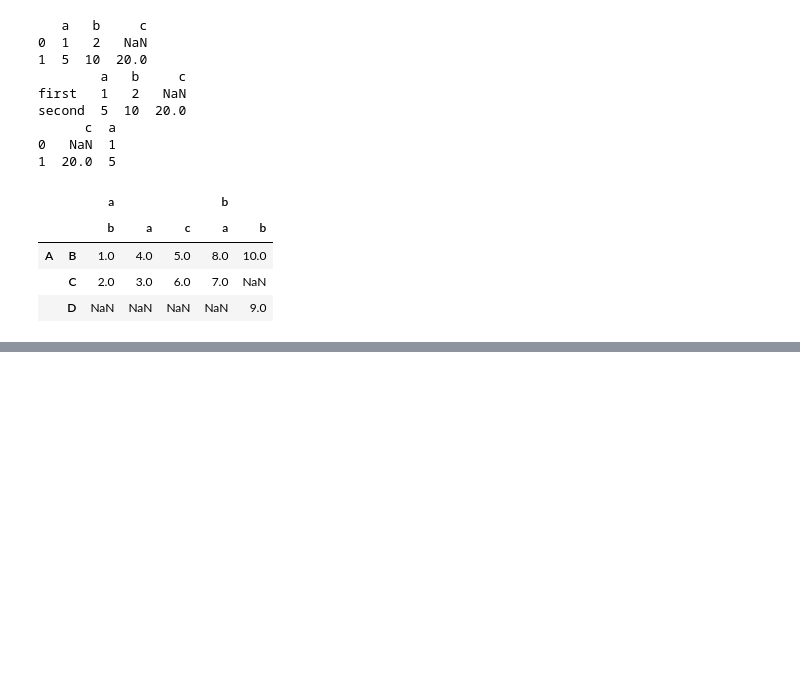
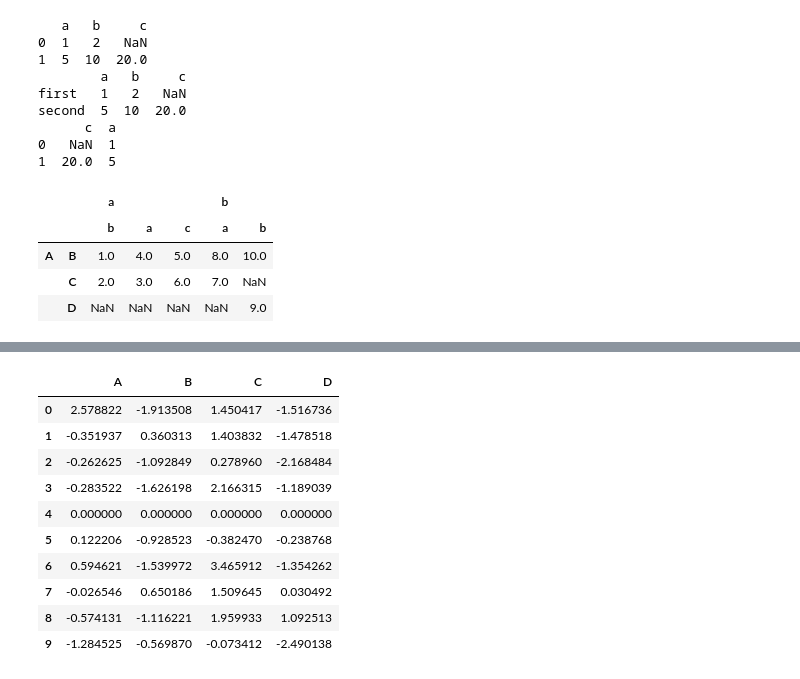
Before and after one commit to Ezrio1/playground, a Jupyter notebook: pandas/intro_data_str.ipynb, the cells around one changed output, grey strips where cells are left out. Cells and saved outputs as stored; diff of their text form; code cells hidden in the pictures; blank space fills up the shorter version.

```diff
--- a/pandas/intro_data_str.ipynb
+++ b/pandas/intro_data_str.ipynb
@@ -328,0 +496,14 @@ pd.DataFrame(
+# %%
+df - df.iloc[4]
+# %% [output]
+|  | A | B | C | D |
+| 0 | 2.578822 | -1.913508 | 1.450417 | -1.516736 |
+| 1 | -0.351937 | 0.360313 | 1.403832 | -1.478518 |
+| 2 | -0.262625 | -1.092849 | 0.278960 | -2.168484 |
+| 3 | -0.283522 | -1.626198 | 2.166315 | -1.189039 |
+| 4 | 0.000000 | 0.000000 | 0.000000 | 0.000000 |
+| 5 | 0.122206 | -0.928523 | -0.382470 | -0.238768 |
+| 6 | 0.594621 | -1.539972 | 3.465912 | -1.354262 |
+| 7 | -0.026546 | 0.650186 | 1.509645 | 0.030492 |
+| 8 | -0.574131 | -1.116221 | 1.959933 | 1.092513 |
+| 9 | -1.284525 | -0.569870 | -0.073412 | -2.490138 |
```
Also changed, not shown: parts of 36 cells of this notebook.
